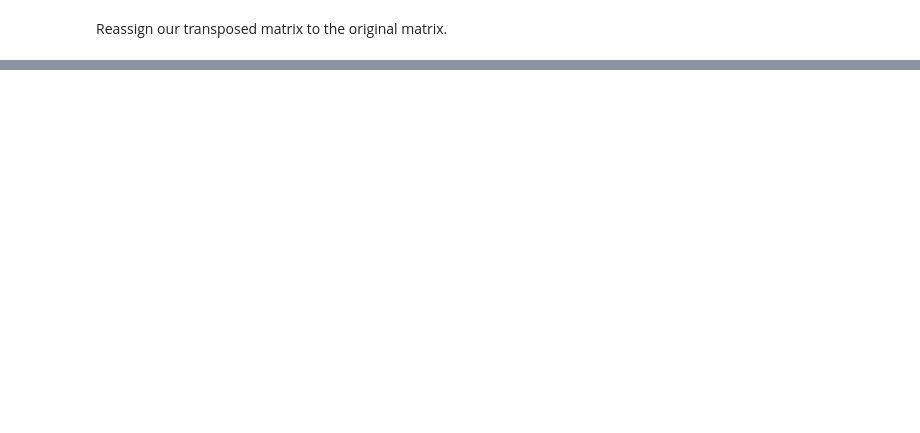
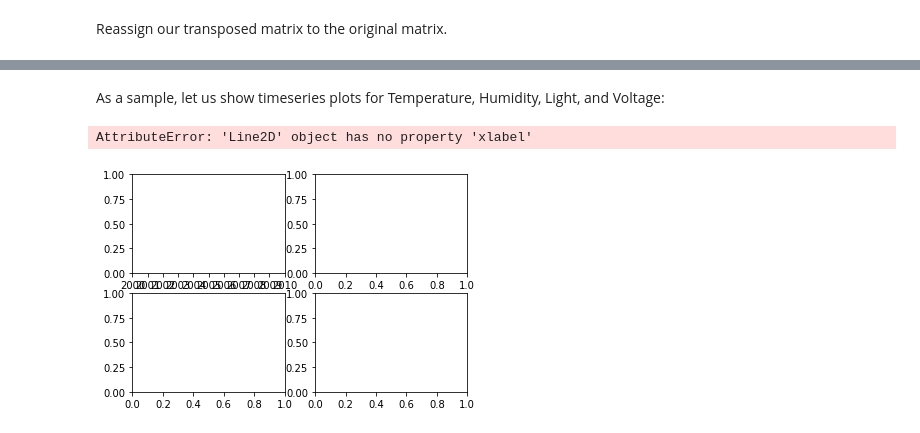
Before and after one commit to nwhitehead1/SensorAnomalyDetection, a Jupyter notebook: final_project.ipynb, the cells around one changed output, grey strips where cells are left out. Drawn from its saved outputs; the diff is of its cells as text; code cells hidden in the pictures; blank space fills up the shorter version.

Commit message:
plotting stuff

```diff
--- a/final_project.ipynb
+++ b/final_project.ipynb
@@ -155,3 +135,0 @@ sensor_df
-# %%
-sensor_df.columns = sensor_df.columns.get_level_values(0)
-sensor_df.head()
@@ -165,0 +136,2 @@ sensor_df.head()
+# %%
+sensor_df = sensor_df.reset_index(level=1)
@@ -166,3 +148,25 @@ sensor_df.head()
+# %% [markdown]
+As a sample, let us show timeseries plots for Temperature, Humidity, Light, and Voltage:
+# %%
+fig, axs = plt.subplots(2, 2)
+axs[0, 0].plot(sensor_df.TEMPERATURE, color='blue', xlabel='Temperature', ylabel='DATETIME')
+axs[0, 0].set_title('Axis [0,0]')
+axs[0, 1].plot(sensor_df.HUMIDITY, color='blue', xlabel='Temperature', ylabel='DATETIME')
+axs[0, 1].set_title('Axis [0,1]')
+axs[1, 0].plot(sensor_df.LIGHT, color='blue', )
+axs[1, 0].set_title('Axis [1,0]')
+axs[1, 1].plot(sensor_df.VOLTAGE, color='blue')
+axs[1, 1].set_title('Axis [1,1]')
+
+for ax in axs.flat:
+    ax.set(xlabel='x-label', ylabel='y-label')
+
+# Hide x labels and tick labels for top plots and y ticks for right plots.
+for ax in axs.flat:
+    ax.label_outer()
+# %% [output]
+AttributeError: 'Line2D' object has no property 'xlabel'
+[figure, added]
 # %%
 #input_layer = Input(shape=(4,))
 # "encoded" is the encoded representation of the input
```
Also changed, not shown: parts of 16 cells of this notebook.
